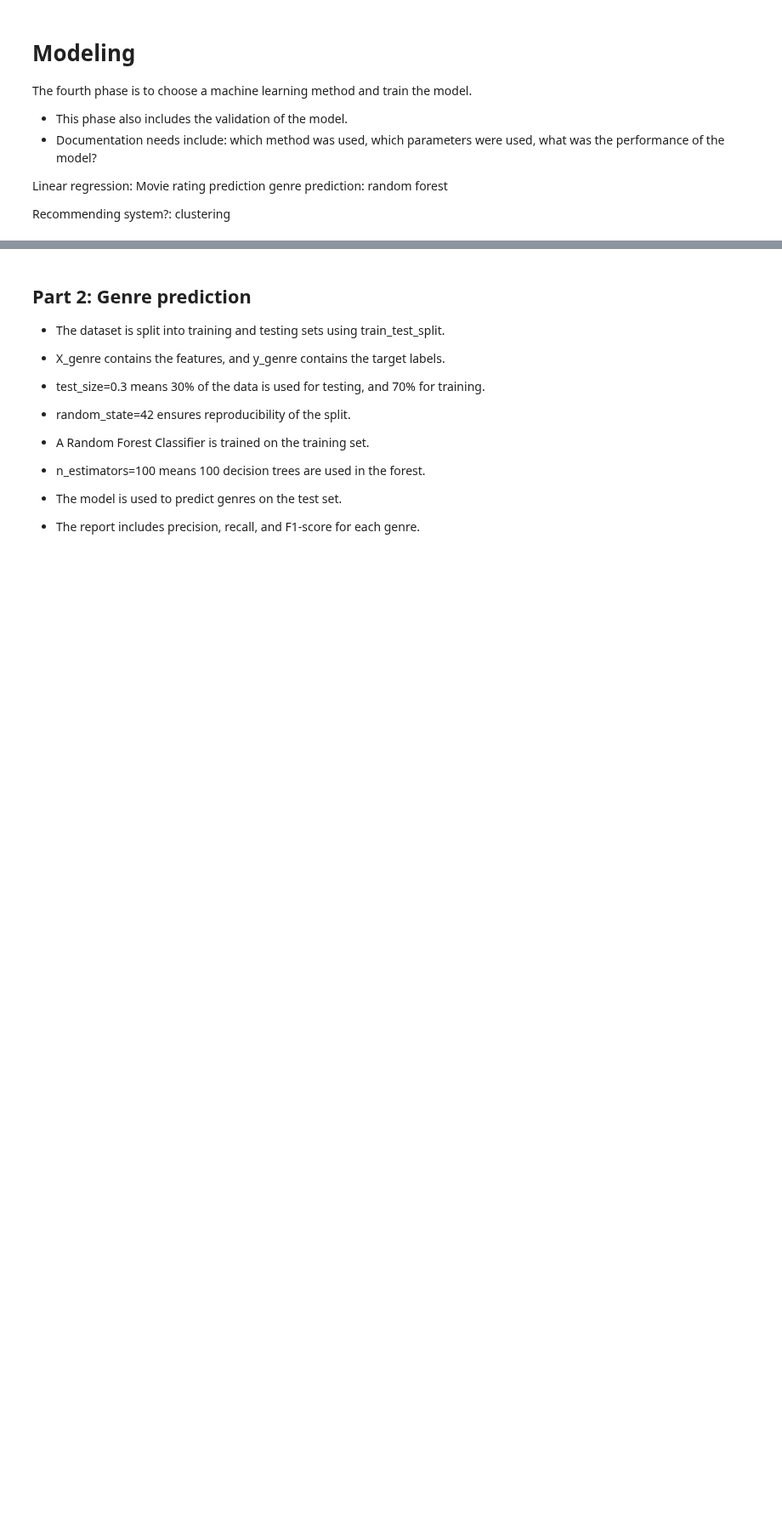
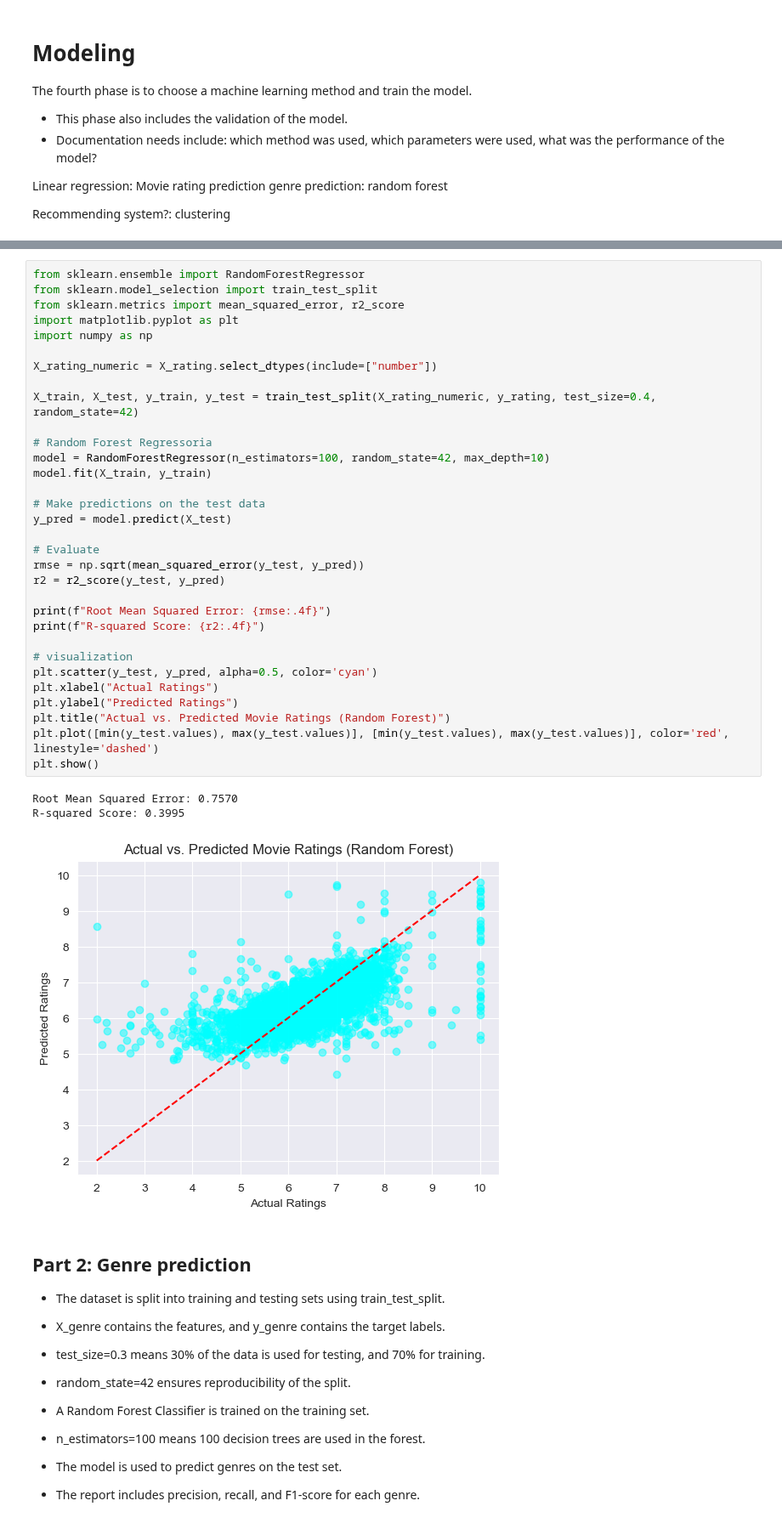
Before and after one commit to Islake/KoneOppiminen, a Jupyter notebook: tasks/Harjoitustyö.ipynb, the cells around one changed output, grey strips where cells are left out. Shown at 85% size. Cells and saved outputs as stored; diff of their text form; blank space fills up the shorter version.

Commit message:
random forest

```diff
--- a/tasks/Harjoitustyö.ipynb
+++ b/tasks/Harjoitustyö.ipynb
@@ -255,3 +266,39 @@ R-squared Score: 0.2554
+# %%
+from sklearn.ensemble import RandomForestRegressor
+from sklearn.model_selection import train_test_split
+from sklearn.metrics import mean_squared_error, r2_score
+import matplotlib.pyplot as plt
+import numpy as np
+
+X_rating_numeric = X_rating.select_dtypes(include=["number"])
+
+X_train, X_test, y_train, y_test = train_test_split(X_rating_numeric, y_rating, test_size=0.4, random_state=42)
+
+# Random Forest Regressoria
+model = RandomForestRegressor(n_estimators=100, random_state=42, max_depth=10)
+model.fit(X_train, y_train)
+
+# Make predictions on the test data
+y_pred = model.predict(X_test)
+
+# Evaluate
+rmse = np.sqrt(mean_squared_error(y_test, y_pred))
+r2 = r2_score(y_test, y_pred)
+
+print(f"Root Mean Squared Error: {rmse:.4f}")
+print(f"R-squared Score: {r2:.4f}")
+
+# visualization
+plt.scatter(y_test, y_pred, alpha=0.5, color='cyan')
+plt.xlabel("Actual Ratings")
+plt.ylabel("Predicted Ratings")
+plt.title("Actual vs. Predicted Movie Ratings (Random Forest)")
+plt.plot([min(y_test.values), max(y_test.values)], [min(y_test.values), max(y_test.values)], color='red', linestyle='dashed')
+plt.show()
+# %% [output]
+Root Mean Squared Error: 0.7570
+R-squared Score: 0.3995
+[figure, added]
 # %% [markdown]
 ## Part 2: Genre prediction
 - The dataset is split into training and testing sets using train_test_split.
```
Also changed, not shown: parts of 7 cells of this notebook.
